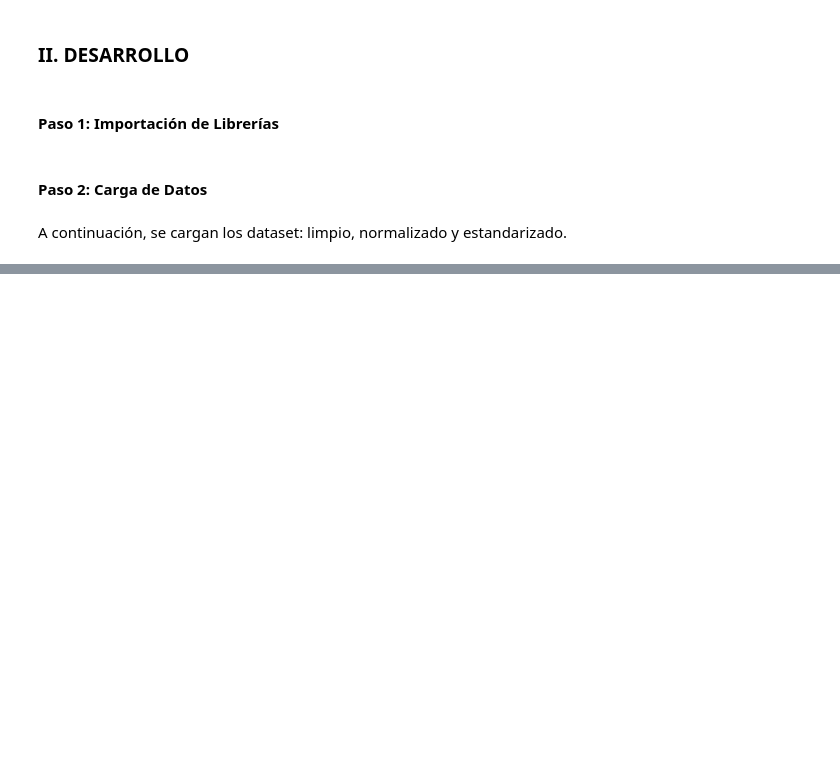
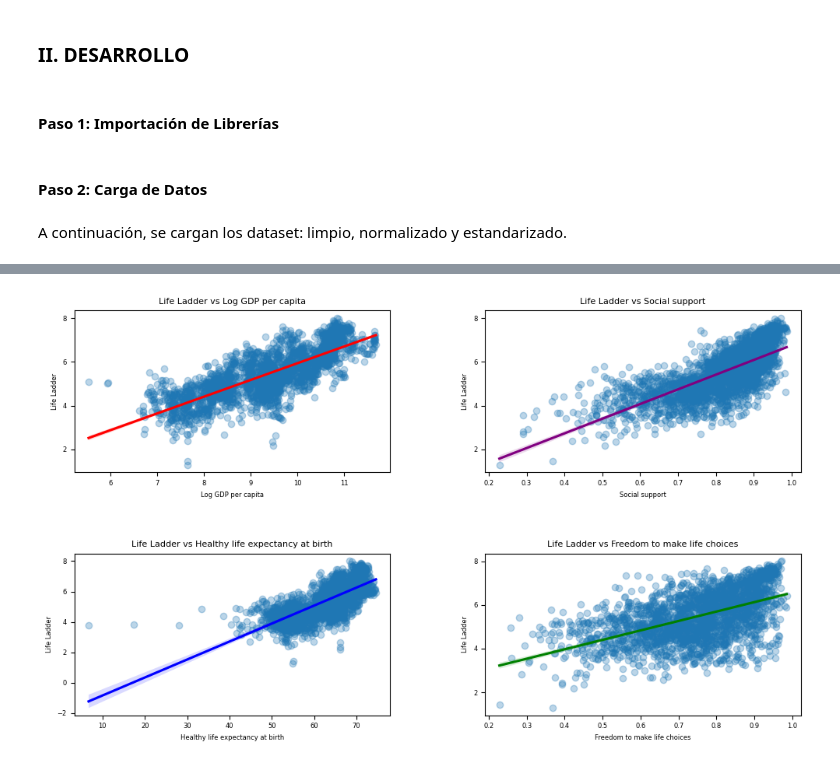
Before and after one commit to Erick0407/TWHR_2024, a Jupyter notebook: notebooks/Tarea_4_3_Pre-Visualizaciones.ipynb, the cells around one changed output, grey strips where cells are left out. Cells and saved outputs as stored; diff of their text form; code cells hidden in the pictures; blank space fills up the shorter version.

```diff
--- a/notebooks/Tarea_4_3_Pre-Visualizaciones.ipynb
+++ b/notebooks/Tarea_4_3_Pre-Visualizaciones.ipynb
@@ -93,0 +169,61 @@ world_map.plot()
+# %%
+# ---- REFLEJAMOS LA RELACIÓN ENTRE VARIABLES QUE TIENEN UN IMPACTO POSITIVO SOBRE LIFE LADDER, SEGÚN INFORMACIÓN ENTREGADA POR EL HEATMAP ----
+
+# Establecer el tamaño del gráfico
+plt.figure(figsize=(10, 6))
+
+# Parámetros personalizables
+titulo_size = 8
+ejes_size = 6
+ticks_size = 6
+
+# Subplot 1: Life Ladder vs Log GDP per capita
+plt.subplot(2, 2, 1)  # Primera fila, primera columna
+sns.regplot(x='Log GDP per capita', y='Life Ladder', data=df,
+            scatter_kws={'alpha': 0.3, 'marker': 'o'}, line_kws={'color': 'red'})
+plt.title('Life Ladder vs Log GDP per capita', fontsize=titulo_size)
+plt.xlabel('Log GDP per capita', fontsize=ejes_size)
+plt.ylabel('Life Ladder', fontsize=ejes_size)
+plt.xticks(fontsize=ticks_size)
+plt.yticks(fontsize=ticks_size)
+
+# Subplot 2: Life Ladder vs Social support
+plt.subplot(2, 2, 2)  # Primera fila, segunda columna
+sns.regplot(x='Social support', y='Life Ladder', data=df,
+            scatter_kws={'alpha': 0.3, 'marker': 'o'}, line_kws={'color': 'purple'})
+plt.title('Life Ladder vs Social support', fontsize=titulo_size)
+plt.xlabel('Social support', fontsize=ejes_size)
+plt.ylabel('Life Ladder', fontsize=ejes_size)
+plt.xticks(fontsize=ticks_size)
+plt.yticks(fontsize=ticks_size)
+
+# Subplot 3: Life Ladder vs Healthy life expectancy at birth
+plt.subplot(2, 2, 3)  # Segunda fila, primera columna
+sns.regplot(x='Healthy life expectancy at birth', y='Life Ladder', data=df,
+            scatter_kws={'alpha': 0.3, 'marker': 'o'}, line_kws={'color': 'blue'})
+plt.title('Life Ladder vs Healthy life expectancy at birth', fontsize=titulo_size)
+plt.xlabel('Healthy life expectancy at birth', fontsize=ejes_size)
+plt.ylabel('Life Ladder', fontsize=ejes_size)
+plt.xticks(fontsize=ticks_size)
+plt.yticks(fontsize=ticks_size)
+
+# Subplot 4: Life Ladder vs Freedom to make life choices
+plt.subplot(2, 2, 4)  # Segunda fila, segunda columna
+sns.regplot(x='Freedom to make life choices', y='Life Ladder', data=df,
+            scatter_kws={'alpha': 0.3, 'marker': 'o'}, line_kws={'color': 'green'})
+plt.title('Life Ladder vs Freedom to make life choices', fontsize=titulo_size)
+plt.xlabel('Freedom to make life choices', fontsize=ejes_size)
+plt.ylabel('Life Ladder', fontsize=ejes_size)
+plt.xticks(fontsize=ticks_size)
+plt.yticks(fontsize=ticks_size)
+
+# Ajustar el layout para que no se solapen
+plt.tight_layout()
+
+# Ajustar el espacio entre los gráficos
+plt.subplots_adjust(wspace=0.3, hspace=0.5)  # Incrementa el espacio entre los gráficos
+
+# Mostrar la gráfica
+plt.show()
+# %% [output]
+[figure, added]
```
Also changed, not shown: parts of 20 cells of this notebook.
